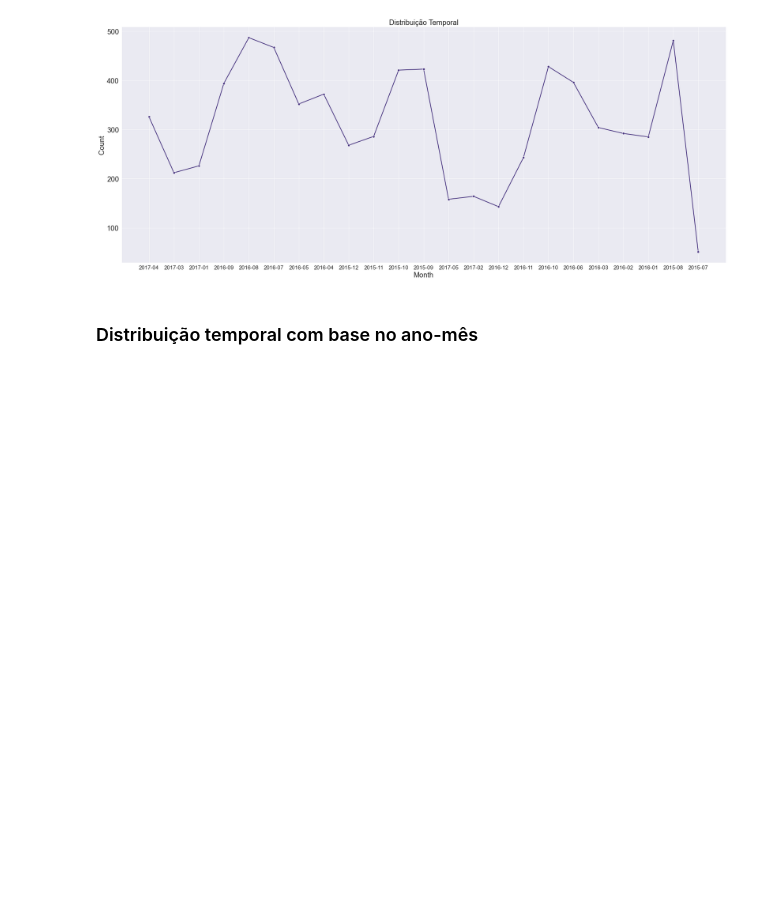
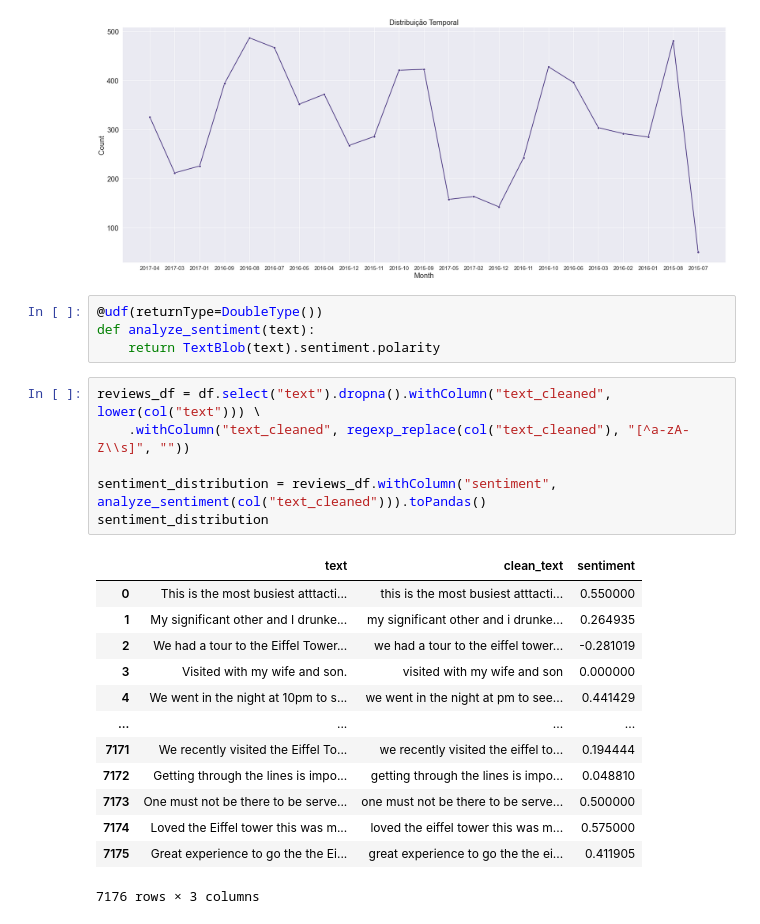
Before and after one commit to thomz2/big-data-spark, a Jupyter notebook: analysis/eiffel_tower/distributions.ipynb, the cells around one changed output. Cells and saved outputs as stored; diff of their text form; blank space fills up the shorter version.

```diff
--- a/analysis/eiffel_tower/distributions.ipynb
+++ b/analysis/eiffel_tower/distributions.ipynb
@@ -124,5 +124,27 @@ plt.yticks(fontsize=20)
 plt.show()
 # %% [output]
 [figure]
-# %% [markdown]
-### Distribuição temporal com base no ano-mês
+# %%
+@udf(returnType=DoubleType())
+def analyze_sentiment(text):
+    return TextBlob(text).sentiment.polarity
+# %%
+reviews_df = df.select("text").dropna().withColumn("text_cleaned", lower(col("text"))) \
+    .withColumn("text_cleaned", regexp_replace(col("text_cleaned"), "[^a-zA-Z\\s]", ""))
+
+sentiment_distribution = reviews_df.withColumn("sentiment", analyze_sentiment(col("text_cleaned"))).toPandas()
+sentiment_distribution
+# %% [output]
+|  | text | clean_text | sentiment |
+| 0 | This is the most busiest atttacti... | this is the most busiest atttacti... | 0.550000 |
+| 1 | My significant other and I drunke... | my significant other and i drunke... | 0.264935 |
+| 2 | We had a tour to the Eiffel Tower... | we had a tour to the eiffel tower... | -0.281019 |
+| 3 | Visited with my wife and son. | visited with my wife and son | 0.000000 |
+| 4 | We went in the night at 10pm to s... | we went in the night at pm to see... | 0.441429 |
+| ... | ... | ... | ... |
+| 7171 | We recently visited the Eiffel To... | we recently visited the eiffel to... | 0.194444 |
+| 7172 | Getting through the lines is impo... | getting through the lines is impo... | 0.048810 |
+| 7173 | One must not be there to be serve... | one must not be there to be serve... | 0.500000 |
+| 7174 | Loved the Eiffel tower this was m... | loved the eiffel tower this was m... | 0.575000 |
+| 7175 | Great experience to go the the Ei... | great experience to go the the ei... | 0.411905 |
+7176 rows × 3 columns
```
Also changed, not shown: parts of 3 cells of this notebook.
